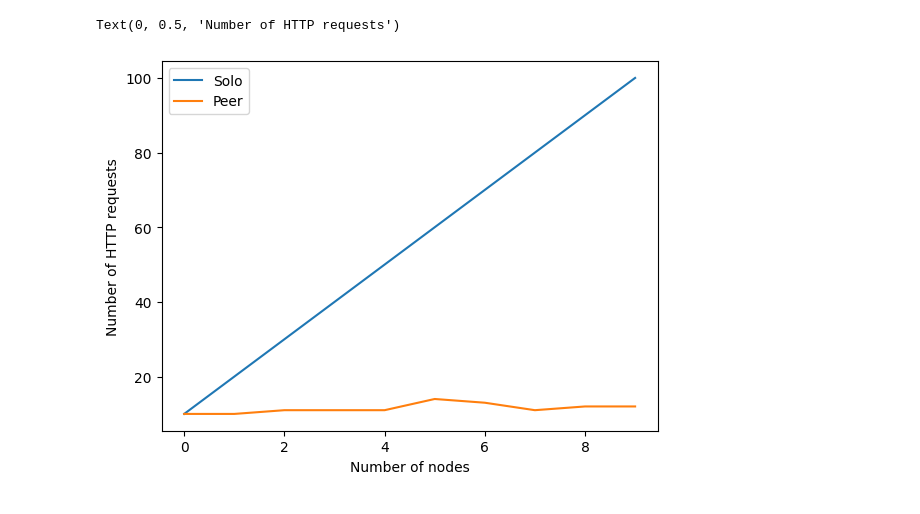
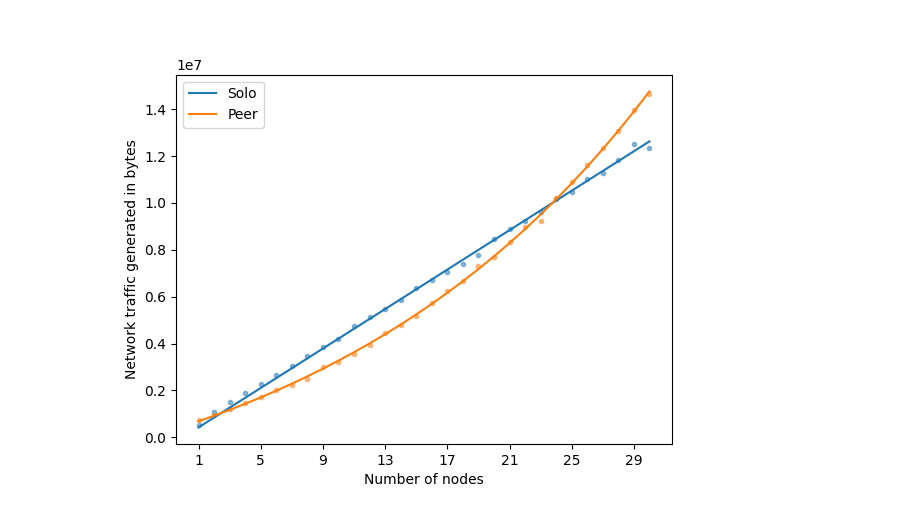
Before and after one commit to nan-af/sproj, a Jupyter notebook: data/data.ipynb, the cells around one changed output. Saved outputs shown, nothing was run; the diff lists cells and outputs as text; code cells hidden in the pictures.

Commit message:
Bunch of updates, including curve-fitted graphs

```diff
--- a/data/data.ipynb
+++ b/data/data.ipynb
@@ -61,6 +58,7 @@ KeyError: 1
 # %%
-peer_raw_stats={}
-peer_raw_stats[10]={i:json.loads(Path(f'../outputs/peer10/{i}.json').read_text()) for i in range(1,11)}
-peer_raw_stats[100]={i:json.loads(Path(f'../outputs/peer100/{i}.json').read_text()) for i in range(1,11)}
-peer_raw_stats[1000]={i:json.loads(Path(f'../outputs/peer1000/{i}.json').read_text()) for i in range(1,11)}
+peer_raw_stats = {}
+# peer_raw_stats[10]={i:json.loads(Path(f'../outputs/peer10/{i}.json').read_text()) for i in range(1,11)}
+# peer_raw_stats[100]={i:json.loads(Path(f'../outputs/peer100/{i}.json').read_text()) for i in range(1,11)}
+peer_raw_stats[1000] = {i: json.loads(
+    Path(f'../outputs/20hop_peer_1000/{i}.json').read_text()) for i in range(1, max_nodes+1)}
 # %%
@@ -101,12 +89,38 @@ Text(0, 0.5, 'Network traffic generated in bytes')
-# %%
-solo_server_values=[solo_stats[1000][i]['server'] for i in range(1,11)]
-peer_server_values=[peer_stats[1000][i]['server'] for i in range(1,11)]
-
-plt.plot(solo_server_values, label='Solo')
-plt.plot(peer_server_values, label='Peer')
-plt.legend()
-plt.xlabel('Number of nodes')
-plt.ylabel('Number of HTTP requests')
-# %% [output]
-Text(0, 0.5, 'Number of HTTP requests')
-[figure, removed]
+# %%
+def lin_fit(x, m):
+    return m*x
+
+
+def lin_fit_with_c(x, m, c):
+    return m*x+c
+
+
+def exp_fit(x, a, b, c):
+    return a * np.exp(-b * x) + c
+# %%
+solo_rx = solo_stats[1000]['rx']
+peer_rx = peer_stats[1000]['rx']
+
+fig = plt.figure('rx')
+plt.clf()
+
+plt.scatter(range(1, max_nodes+1), solo_rx, marker='.', alpha=0.5)
+plt.scatter(range(1, max_nodes+1), peer_rx, marker='.', alpha=0.5)
+
+solo_popt, solo_pcov = curve_fit(lin_fit, range(1, max_nodes+1), solo_rx)
+peer_popt, peer_pcov = curve_fit(exp_fit, range(1, max_nodes+1), peer_rx)
+
+plt.plot(range(1, max_nodes+1),
+         lin_fit(range(1, max_nodes+1), *solo_popt), label='Solo')
+plt.plot(range(1, max_nodes+1),
+         exp_fit(range(1, max_nodes+1), *peer_popt), label='Peer')
+
+plt.xticks(range(1, max_nodes+1, 4))
+plt.legend()
+plt.xlabel('Number of nodes')
+plt.ylabel('Network traffic generated in bytes')
+
+fig.canvas.header_visible = False
+display(fig.canvas)
+# %% [output]
+[figure, added]
```
Also changed, not shown: parts of 10 cells of this notebook.
